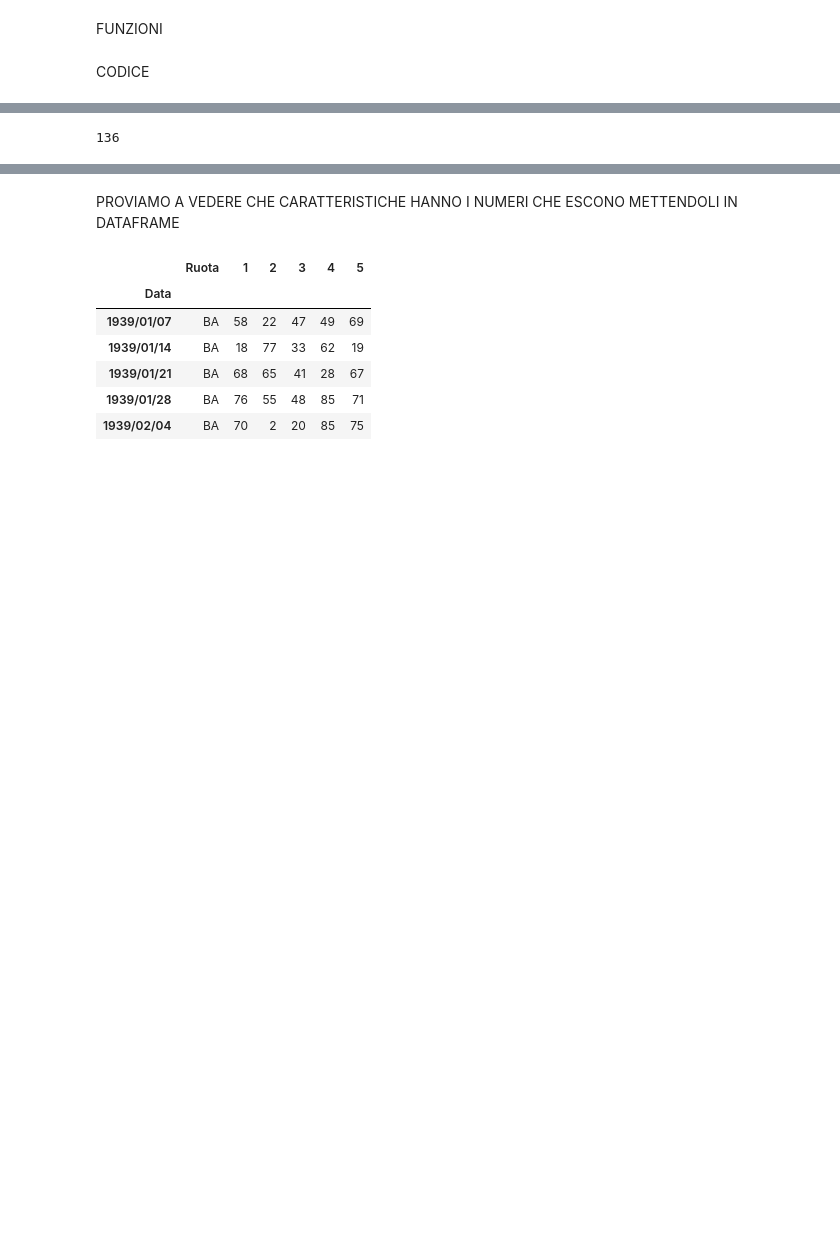
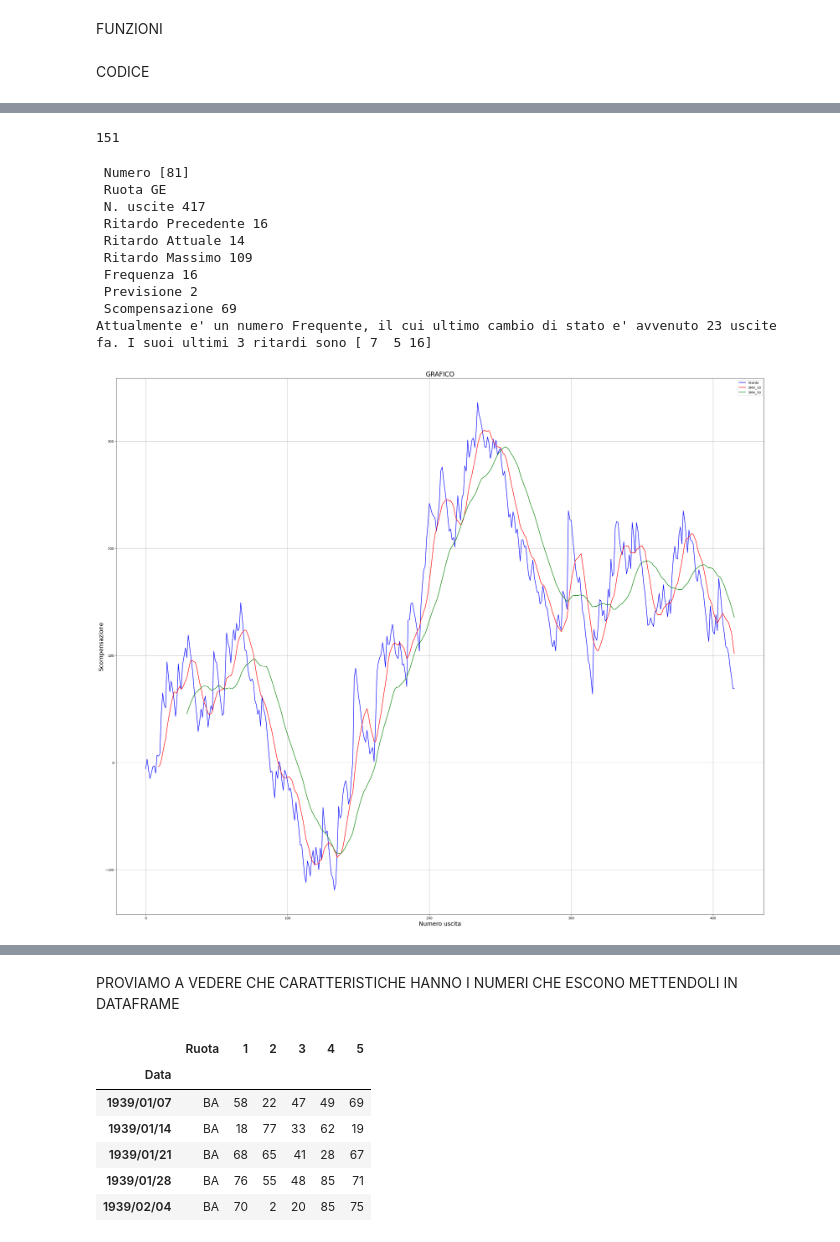
Before and after one commit to OnizukaPy/EstrazioniLotto, a Jupyter notebook: Lotto.ipynb, the cells around one changed output, grey strips where cells are left out. Drawn from its saved outputs; the diff is of its cells as text; code cells hidden in the pictures; blank space fills up the shorter version.

```diff
--- a/Lotto.ipynb
+++ b/Lotto.ipynb
@@ -61,8 +62,8 @@ class Numero:
             self.ultimo_ritardo = len(self.dataset) + 1
             self.ritardo_max = len(self.dataset) + 1
             self.frequenza_attuale = 0
-            self.previsione = np.NaN
-            self.scomp = np.NaN
+            self.previsione = np.nan
+            self.scomp = np.nan
 
         elif len(temp) == 1:
             self.precedente_ritardo = 0
@@ -293,7 +294,7 @@ def plot_graph(pf):
 
     # configuraione degli assi
     plt.xlabel('Numero uscita',fontsize=18)
-    plt.ylabel('Riardo',fontsize=18)
+    plt.ylabel('Scompensazione',fontsize=18)
 
     # plot signals EMA_RSI_ATR
     #plt.plot(df.index, df['BuyEMA_RSI_ATR'], '^', markersize = 15, color = 'purple', label='BuyEMA_RSI_ATR') # plot ‘Buy’ signals
@@ -365,5 +384,5 @@ for j in range(min, len(dataset)):
         temp.append(j+1-min)
 print(temp[0])
 # %% [output]
-136
+151
 # %%
@@ -449,38 +468,54 @@ while e < len(a)+1:
 # %%
 df = pd.DataFrame()
 
-temp = Numero([2], fn.PATH_ESTR+"BA.csv")
+temp = Numero([81], fn.PATH_ESTR+"GE.csv")
 #print(temp.scompensi)
 temp.info()
 temp.print_info()
 #print(temp.ritardi)
 n = str("close")
 if temp.uscite_totali > 0:
     df[n] = temp.scompensi
     sma10 = df.ta.sma(length=10)
     sma30 = df.ta.sma(length=30)
     df = pd.concat([df[n], sma10, sma30], axis=1)
     #print(list(df))
     df['temp'] = (df['SMA_10'] - df['SMA_30'])
     df['Differenza'] = df['temp'].diff()
     df['scomp_sigLine'] = np.where(df['SMA_10'] > df['SMA_30'], 1, 0 )
     df['scomp_position'] = df['scomp_sigLine'].diff()
     df["Status"] = np.where(df['scomp_sigLine'] == 0, 'Frequente', 'Ritardatario')
     df["Ritardi"] = temp.ritardi
     df['Ritardi_sum'] = df['Ritardi'].cumsum()
     df["Frequenze"] = temp.frequenze
     df.to_csv("stats.csv")
 else:
     print(f"{temp.numero} non è mai uscito")
 
 #print(df[['scomp_position', 'Status']].to_string())
+# prendiamo l'ultima estrazione in cui il trend della scompensazione è cambiato
 a = df['scomp_position'][df['scomp_position'] != 0].index[-1]
+# Prendiamo l'ultimo indice del df
 b = len(df)-1
 print(
     f"Attualmente e' un numero {df['Status'][b]}, il cui ultimo cambio di stato e' avvenuto {len(df)-a} uscite fa. I suoi ultimi 3 ritardi sono {df['Ritardi'][-3:].values}"
     )
 
 # -1 vuol dire che da scompensato cerca di tornare a compensato quindi uscirà piu frequentemente
 # 1 vuol dire che da compensato cerca di tornare a scompensato quindi uscirà meno frequentemente
+
+plot_graph(df[['close', 'SMA_10', 'SMA_30']])
+# %% [output]
+ Numero [81]
+ Ruota GE
+ N. uscite 417
+ Ritardo Precedente 16
+ Ritardo Attuale 14
+ Ritardo Massimo 109
+ Frequenza 16
+ Previsione 2
+ Scompensazione 69
+Attualmente e' un numero Frequente, il cui ultimo cambio di stato e' avvenuto 23 uscite fa. I suoi ultimi 3 ritardi sono [ 7  5 16]
+[figure, added]
 # %%
 plot_graph(df[['close', 'SMA_10', 'SMA_30']])
```
Also changed, not shown: parts of 5 cells of this notebook, 24 other files.
